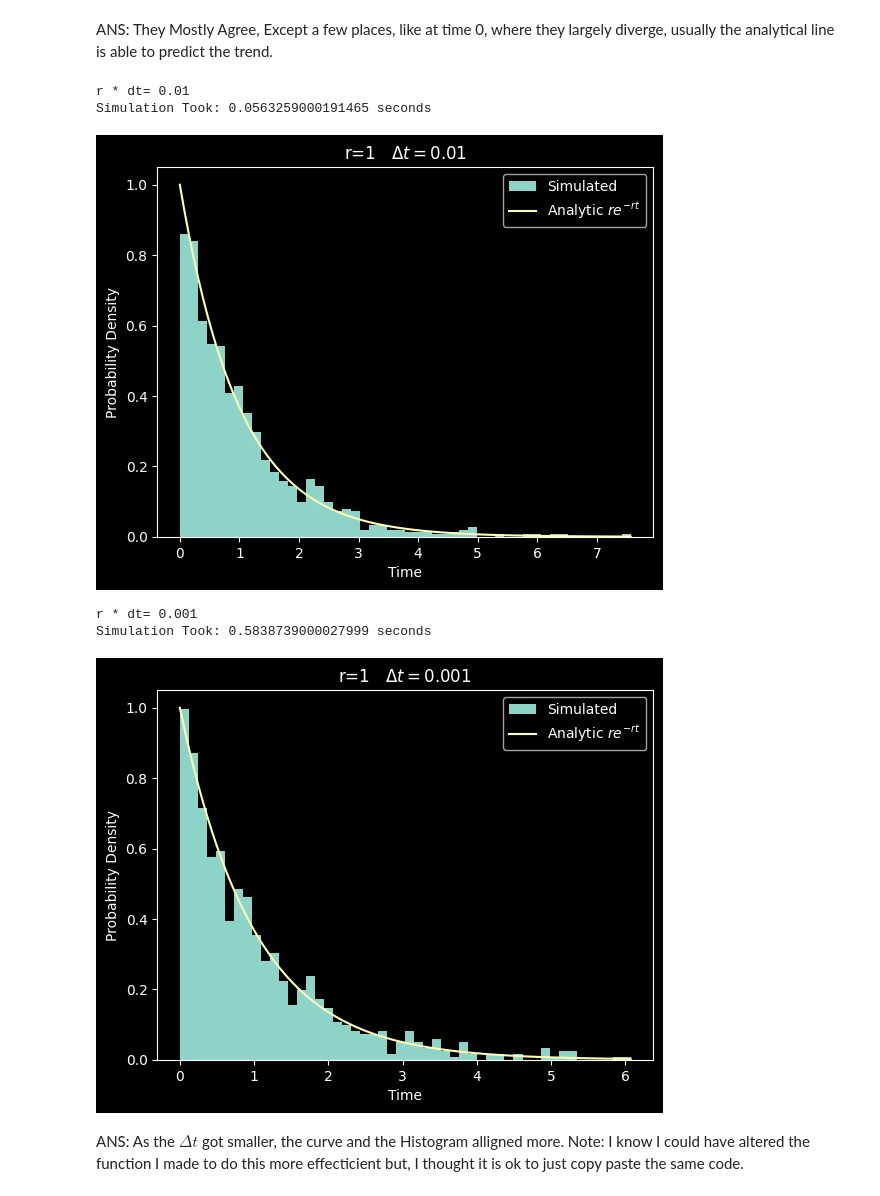
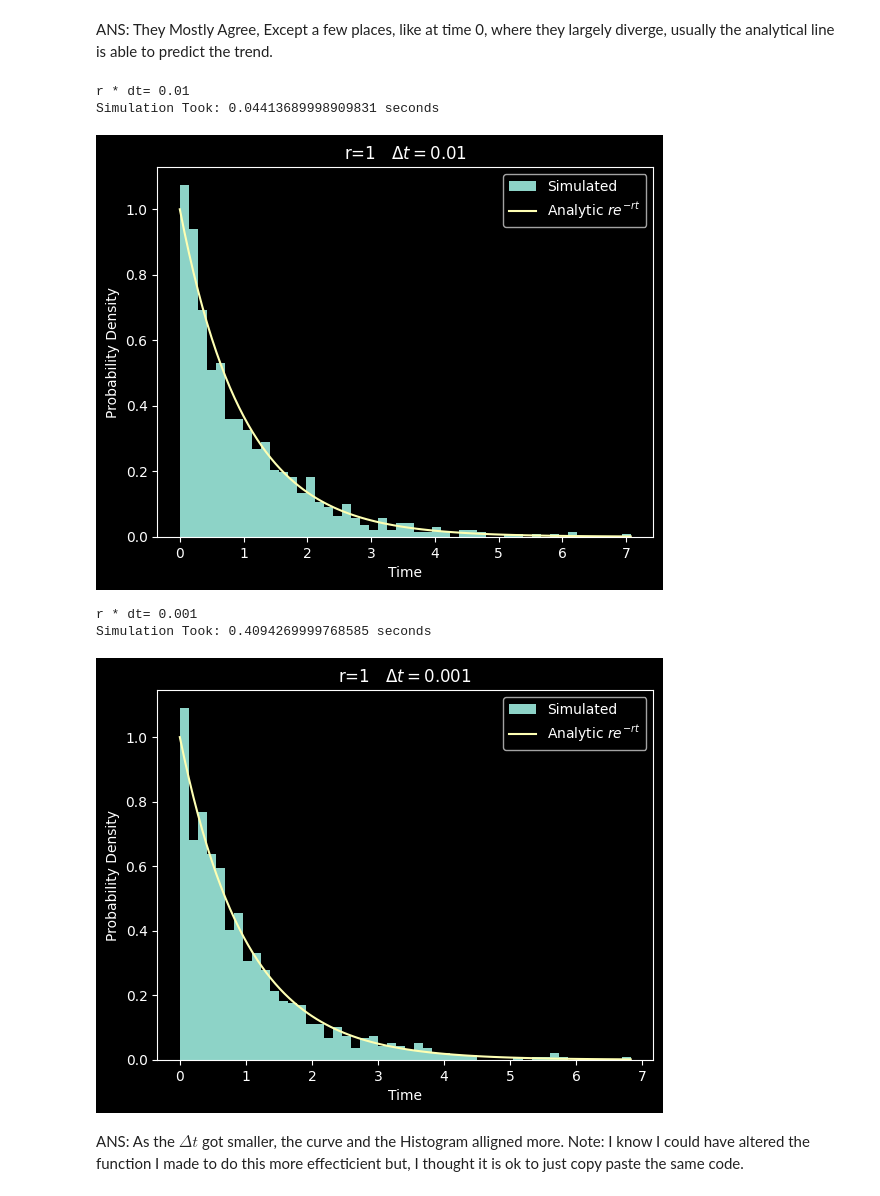
Before and after one commit to Ahilan-Bucket/computational-physics, a Jupyter notebook: Week1/Guide1_Ahilan_Kumaresan.ipynb, the cells around one changed output. Drawn from its saved outputs; the diff is of its cells as text; code cells hidden in the pictures.

```diff
--- a/Week1/Guide1_Ahilan_Kumaresan.ipynb
+++ b/Week1/Guide1_Ahilan_Kumaresan.ipynb
@@ -347,9 +354,10 @@ def decay_simulation(nos):
 
     return decay_times
 
-decay_time_taken,decay_times = decay_simulation(1000)
+decay_time_taken,decay_times = decay_simulation(10_000)
 print(f"Simulation Took: {decay_time_taken:3f} seconds ")
 
-print(decay_times)
+print(decay_times[:5])
+print(len(decay_times))
 # %% [output]
 r * dt= 0.1
@@ -399,8 +407,7 @@ def decay_simulation(nos):
 
     return decay_times
 
-decay_time_taken = decay_simulation(1000)[0]
-decay_times = decay_simulation(1000)[1]
+decay_time_taken, decay_times = decay_simulation(1000)
 print(f"Simulation Took: {decay_time_taken} seconds ")
 
 plt.figure()
@@ -432,37 +439,37 @@ def decay_simulation(nos):
         t = 0
         while True:
             if np.random.random() < r * dt:
                 decay_times.append(t)
                 break
             t += dt
 
 
     return decay_times
 
 decay_time_taken = decay_simulation(1000)[0]
 decay_times = decay_simulation(1000)[1]
 print(f"Simulation Took: {decay_time_taken} seconds ")
 
 plt.figure()
 # density=True for normalized probability density
 plt.hist(decay_times, density=True, bins=50, label="Simulated")
 
 t = np.linspace(0, max(decay_times), 100)
 p_analytic = r * np.exp(-r * t)
 
 plt.plot(t, p_analytic, '-', label="Analytic $re^{-rt}$")
 plt.xlabel("Time")
 plt.ylabel("Probability Density")
 plt.title(f"r={r}   $\Delta t={dt}$")
 plt.legend()
 plt.show()
 # %% [output]
 r * dt= 0.01
-Simulation Took: 0.0563259000191465 seconds
+Simulation Took: 0.04413689998909831 seconds
-[figure, old version]
+[figure, new version]
 r * dt= 0.001
-Simulation Took: 0.5838739000027999 seconds
+Simulation Took: 0.4094269999768585 seconds
-[figure, old version]
+[figure, new version]
 # %% [markdown]
 ANS: As the $\Delta t$ got smaller, the curve and the Histogram alligned more.
 Note: I know I could have altered the function I made to do this more effecticient but, I thought it is ok to just copy paste the same code.
```
Also changed, not shown: parts of 34 cells of this notebook, 23 other files.
